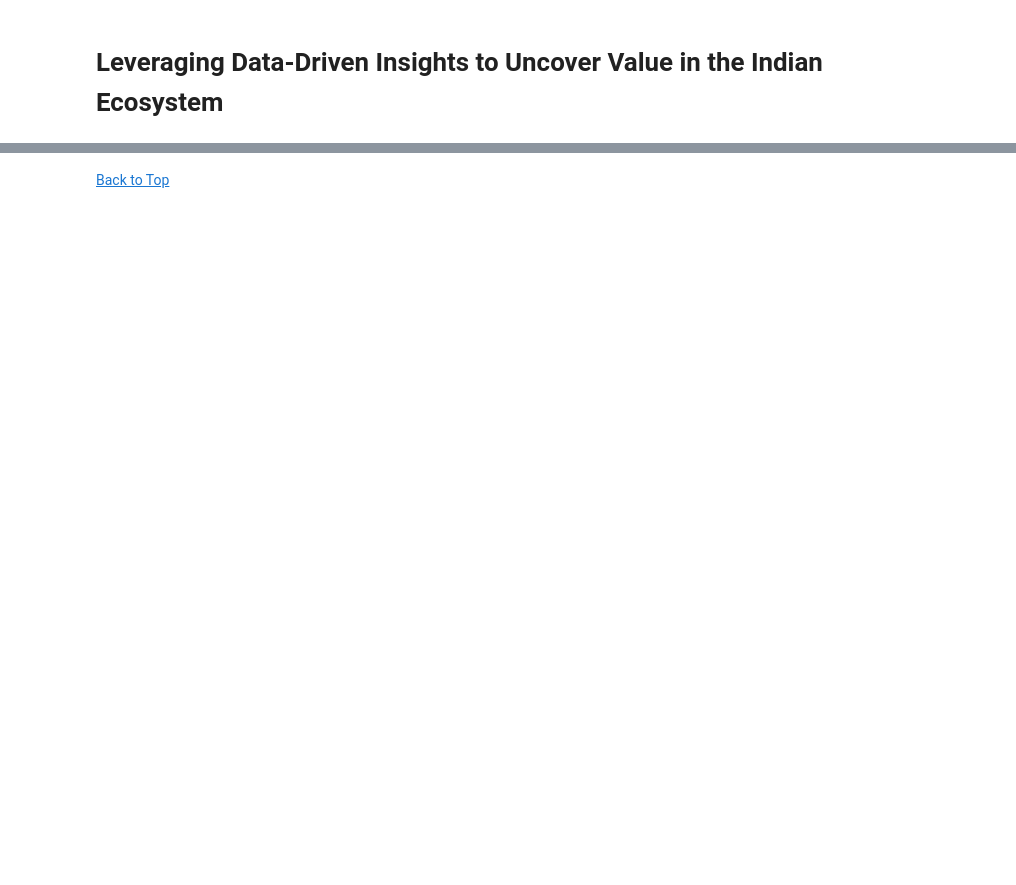
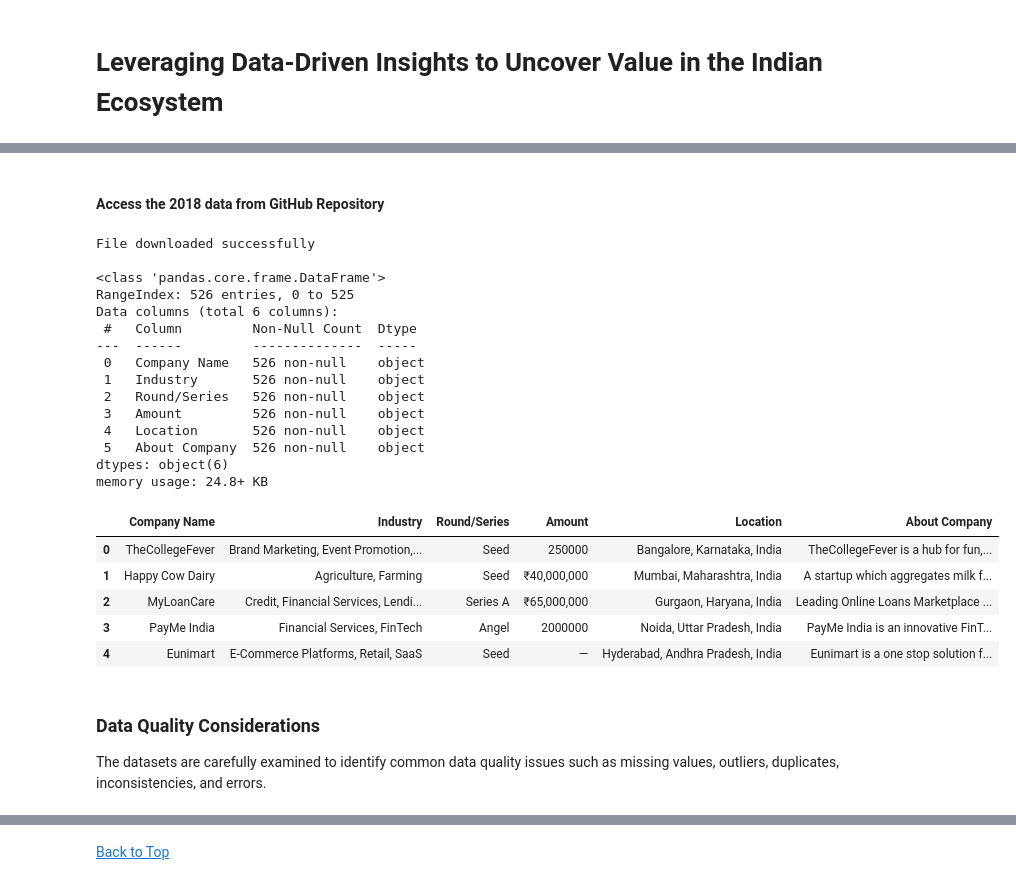
Before and after one commit to ganing12/LP1_Data_Analytics_Project, a Jupyter notebook: Notebook/LP1_Data_Analytics_Project.ipynb, the cells around one changed output, grey strips where cells are left out. Saved outputs shown, nothing was run; the diff lists cells and outputs as text; code cells hidden in the pictures; blank space fills up the shorter version.

```diff
--- a/Notebook/LP1_Data_Analytics_Project.ipynb
+++ b/Notebook/LP1_Data_Analytics_Project.ipynb
@@ -748,0 +328,56 @@ Children have higher survival rate.
+# %% [markdown]
+#### Access the 2018 data from GitHub Repository
+# %%
+# URL of the file to download
+url = "https://github.com/Azubi-Africa/Career_Accelerator_LP1-Data_Analysis/raw/main/startup_funding2018.csv"
+
+# Local file path where the file will be saved
+local_file_path = r"C:\Users\Nfayem\OneDrive\Azubi_Africa\GitHub\LP1_Data_Analytics_Project\Data\startup_funding2018.csv"
+
+# Send a GET request to the URL
+response = requests.get(url)
+
+# Check if the request was successful (status code 200)
+if response.status_code == 200:
+    # Write the content of the response to the specified file path
+    with open(local_file_path, "wb") as f:
+        f.write(response.content)
+    print("File downloaded successfully")
+else:
+    print("Failed to download file")
+
+# Read the downloaded CSV file into a DataFrame
+df2018 = pd.read_csv(local_file_path)
+
+# Display DataFrame Info
+print()
+df2018.info()
+print()
+
+# Display the DataFrame
+df2018.head()
+# %% [output]
+File downloaded successfully
+
+<class 'pandas.core.frame.DataFrame'>
+RangeIndex: 526 entries, 0 to 525
+Data columns (total 6 columns):
+ #   Column         Non-Null Count  Dtype
+---  ------         --------------  -----
+ 0   Company Name   526 non-null    object
+ 1   Industry       526 non-null    object
+ 2   Round/Series   526 non-null    object
+ 3   Amount         526 non-null    object
+ 4   Location       526 non-null    object
+ 5   About Company  526 non-null    object
+dtypes: object(6)
+memory usage: 24.8+ KB
+|  | Company Name | Industry | Round/Series | Amount | Location | About Company |
+| 0 | TheCollegeFever | Brand Marketing, Event Promotion,... | Seed | 250000 | Bangalore, Karnataka, India | TheCollegeFever is a hub for fun,... |
+| 1 | Happy Cow Dairy | Agriculture, Farming | Seed | ₹40,000,000 | Mumbai, Maharashtra, India | A startup which aggregates milk f... |
+| 2 | MyLoanCare | Credit, Financial Services, Lendi... | Series A | ₹65,000,000 | Gurgaon, Haryana, India | Leading Online Loans Marketplace ... |
+| 3 | PayMe India | Financial Services, FinTech | Angel | 2000000 | Noida, Uttar Pradesh, India | PayMe India is an innovative FinT... |
+| 4 | Eunimart | E-Commerce Platforms, Retail, SaaS | Seed | — | Hyderabad, Andhra Pradesh, India | Eunimart is a one stop solution f... |
+# %% [markdown]
+### Data Quality Considerations
+The datasets are carefully examined to identify common data quality issues such as missing values, outliers, duplicates, inconsistencies, and errors.
```
Also changed, not shown: parts of 56 cells of this notebook, 4 other files.
